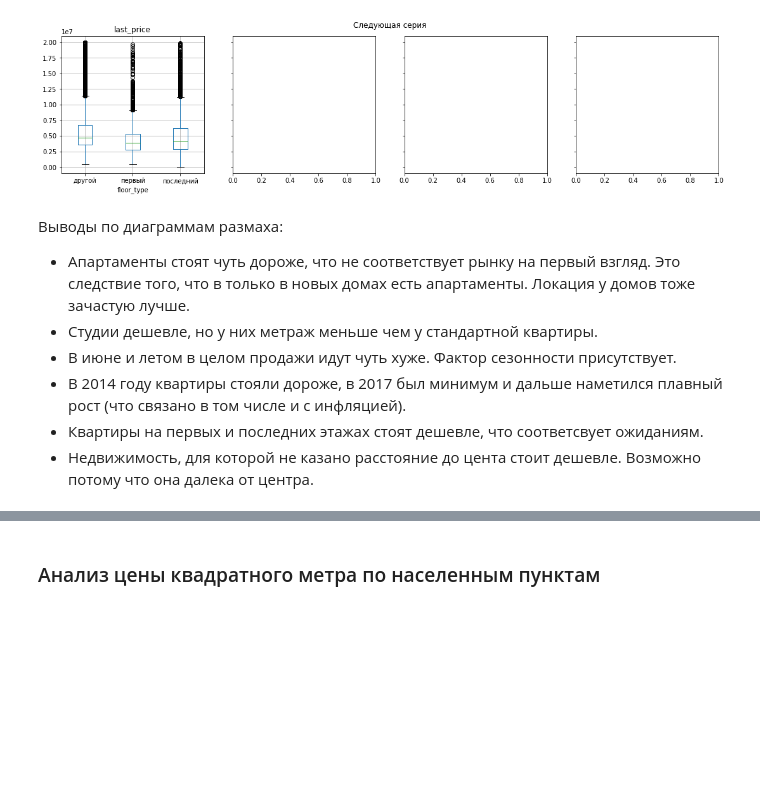
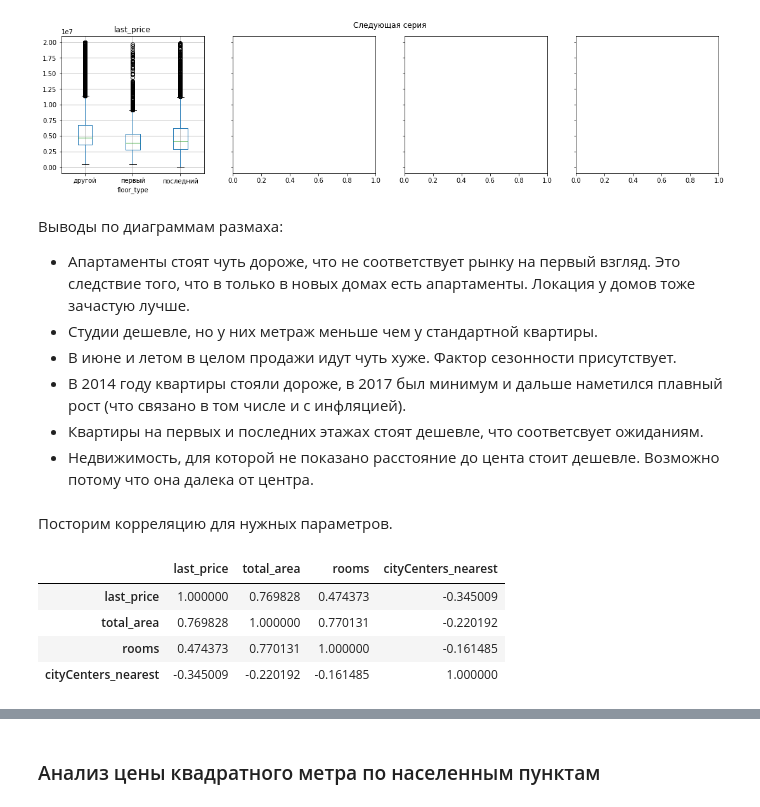
Before and after one commit to SanYattsu/Data_Science_Projects, a Jupyter notebook: Research_of_Ads_for_apartments_sales/Research-of-Advertisements-for-the-Apartments-Sales.ipynb, the cells around one changed output, grey strips where cells are left out. Drawn from its saved outputs; the diff is of its cells as text; code cells hidden in the pictures; blank space fills up the shorter version.

```diff
--- a/Research_of_Ads_for_apartments_sales/Research-of-Advertisements-for-the-Apartments-Sales.ipynb
+++ b/Research_of_Ads_for_apartments_sales/Research-of-Advertisements-for-the-Apartments-Sales.ipynb
@@ -561,4 +570,14 @@ while i < len(qualitative):
 * В июне и летом в целом продажи идут чуть хуже. Фактор сезонности присутствует.
 * В 2014 году квартиры стояли дороже, в 2017 был минимум и дальше наметился плавный рост (что связано в том числе и с инфляцией).
 * Квартиры на первых и последних этажах стоят дешевле, что соответсвует ожиданиям.
-* Недвижимость, для которой не казано расстояние до цента стоит дешевле. Возможно потому что она далека от центра.
+* Недвижимость, для которой не показано расстояние до цента стоит дешевле. Возможно потому что она далека от центра.
+# %% [markdown]
+Посторим корреляцию для нужных параметров.
+# %%
+df[['last_price', 'total_area', 'rooms', 'cityCenters_nearest']].corr()
+# %% [output]
+|  | last_price | total_area | rooms | cityCenters_nearest |
+| last_price | 1.000000 | 0.769828 | 0.474373 | -0.345009 |
+| total_area | 0.769828 | 1.000000 | 0.770131 | -0.220192 |
+| rooms | 0.474373 | 0.770131 | 1.000000 | -0.161485 |
+| cityCenters_nearest | -0.345009 | -0.220192 | -0.161485 | 1.000000 |
```
Also changed, not shown: parts of 12 cells of this notebook.
